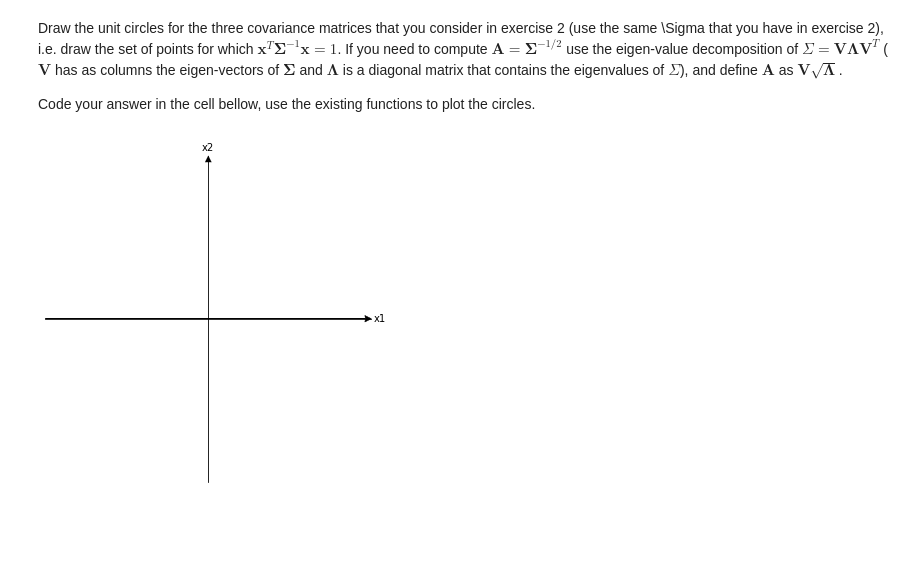
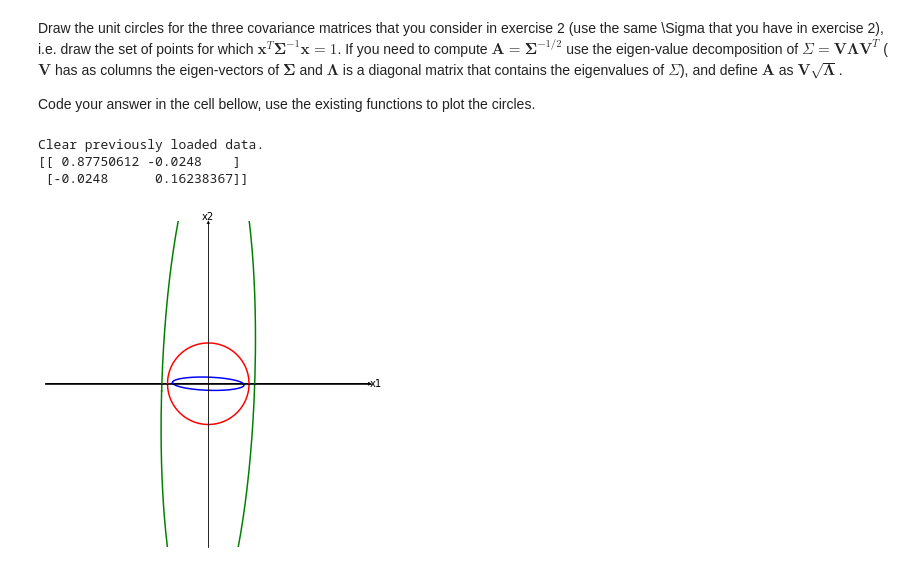
Before and after one commit to thomas-carreira/k-nearest-neighbors, a Jupyter notebook: knn_linear_transformations.ipynb, the cells around one changed output. Cells and saved outputs as stored; diff of their text form; code cells hidden in the pictures; blank space fills up the shorter version.

```diff
--- a/knn_linear_transformations.ipynb
+++ b/knn_linear_transformations.ipynb
@@ -569,18 +569,46 @@ Draw the unit circles for the three covariance matrices that you consider in exe
 If you need to compute $\mathbf A = \mathbf \Sigma^{-1/2}$ use the eigen-value decomposition of $\Sigma = \mathbf V \mathbf \Lambda \mathbf V^T$ ($\mathbf V$ has as columns the eigen-vectors of $\mathbf \Sigma$ and $\mathbf \Lambda$ is a diagonal matrix that contains the eigenvalues of $\Sigma$), and define $\mathbf A$ as $\mathbf V \sqrt{\mathbf \Lambda}$.
 
 Code your answer in the cell bellow, use the existing functions to plot the circles.
-# %%
-import numpy as np
-from transformation import setup_plot, draw
-
-fig, ax = setup_plot()
-
-# -------------- CODE HERE --------------
-# draw a circle, X is the set of points to draw
-# draw(ax, X, 'green')
-
-# do something
-
-# -------------- END --------------
-# %% [output]
-[figure, removed]
+# %%
+import numpy as np
+from transformation import setup_plot, draw
+
+fig, ax = setup_plot(4)
+
+# -------------- CODE HERE --------------
+# draw a circle, X is the set of points to draw
+# draw(ax, X, 'green')
+
+try:
+   del X_train, y_train
+   del X_test, y_test
+   print('Clear previously loaded data.')
+except:
+   pass
+
+X_train, y_train, X_test, y_test = load_IRIS(test=True)
+
+
+X = unit_circle_points(n)
+
+# draw(ax, X, 'red')
+# sigma = get_sigma(X_test, 'diag_average_cov')[:2,:2]
+# draw(ax, apply_transformation_AX(X, sigma), 'green')
+# draw(ax, apply_transformation_Z(X, sigma), 'blue')
+
+# draw(ax, X, 'red')
+# sigma = get_sigma(X_test, 'diag_cov')[:2,:2]
+# draw(ax, apply_transformation_AX(X, sigma), 'blue')
+# draw(ax, apply_transformation_Z(X, sigma), 'green')
+
+draw(ax, X, 'red')
+sigma = get_sigma(X_test, 'full_cov')[:2,:2]
+draw(ax, apply_transformation_AX(X, sigma), 'blue')
+draw(ax, apply_transformation_Z(X, sigma), 'green')
+
+# -------------- END --------------
+# %% [output]
+Clear previously loaded data.
+[[ 0.87750612 -0.0248    ]
+ [-0.0248      0.16238367]]
+[figure, added]
```
Also changed, not shown: parts of 6 cells of this notebook, 2 other files.
